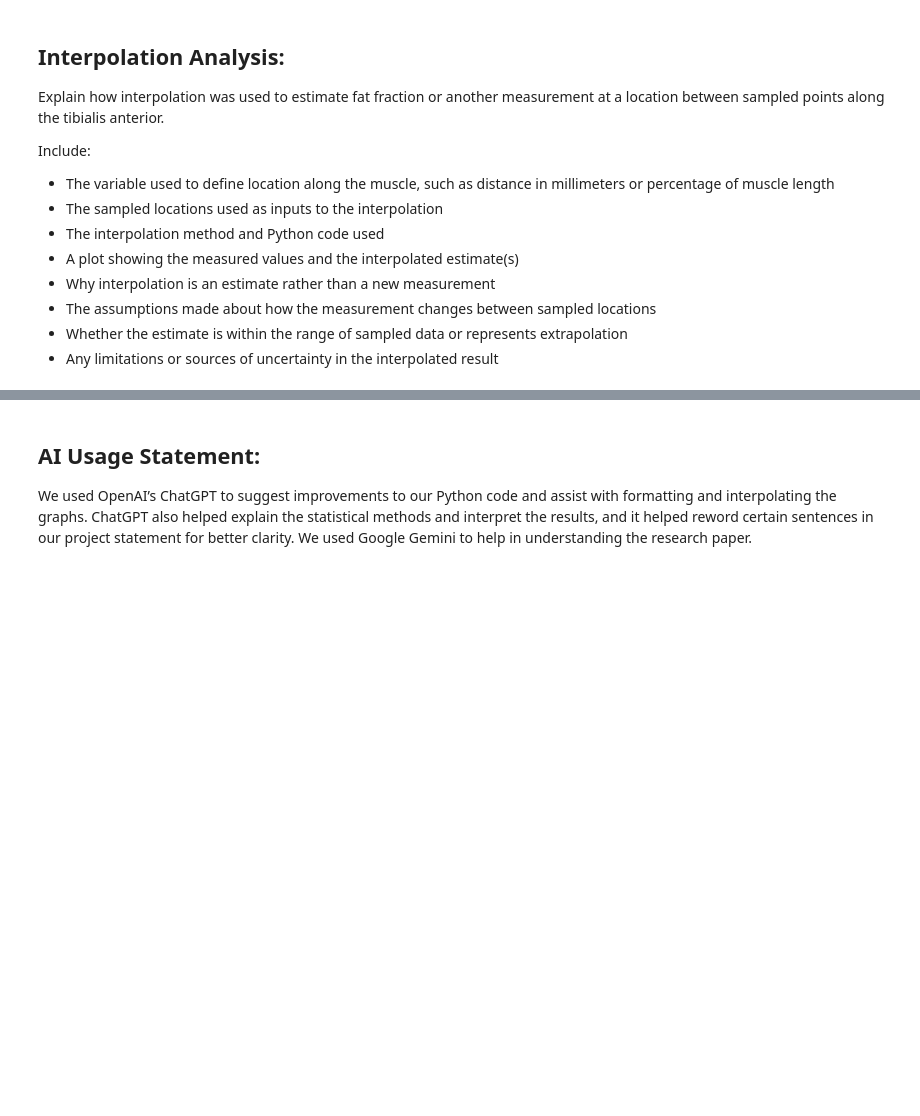
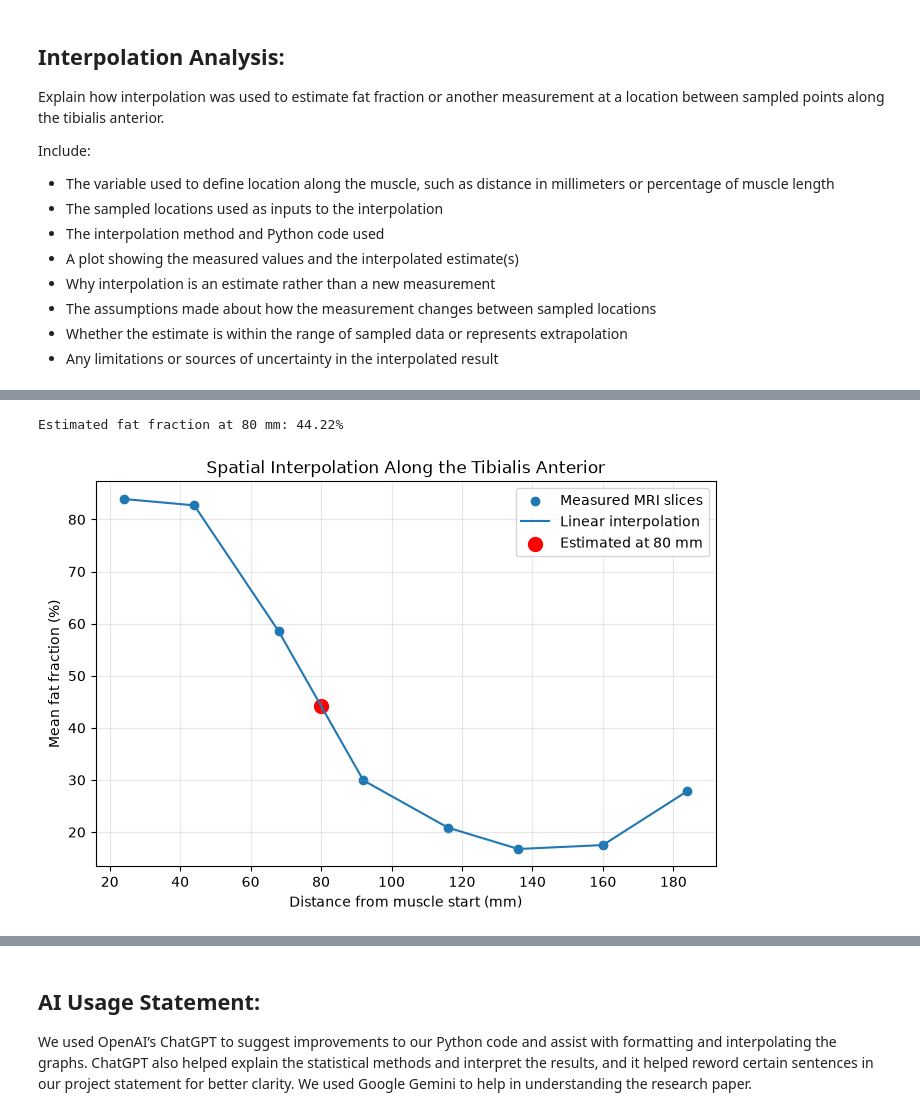
Before and after one commit to BigPanda0226/BME2315_Module2, a Jupyter notebook: FSHD_Module2_Project_Template.ipynb, the cells around one changed output, grey strips where cells are left out. Cells and saved outputs as stored; diff of their text form; code cells hidden in the pictures; blank space fills up the shorter version.

```diff
--- a/FSHD_Module2_Project_Template.ipynb
+++ b/FSHD_Module2_Project_Template.ipynb
@@ -721,3 +710,43 @@ Average absolute FF change at T2: 2.0045858870239934
+# %%
+import pandas as pd
+import numpy as np
+import matplotlib.pyplot as plt
+from scipy.interpolate import interp1d
+
+# Load fat fraction measurements from the 8 MRI slices
+spatial_df = pd.read_csv("TA_fat_fraction_summary.csv")
+
+# Get positions and fat fraction measurements
+positions = spatial_df['distance_from_muscle_start_mm'].to_numpy()
+ff_values = spatial_df['mean_fat_fraction_percent'].to_numpy()
+
+# Create linear interpolation
+f_linear = interp1d(positions, ff_values, kind='linear')
+
+# Estimate fat fraction at an unmeasured location
+target = 80
+estimate = float(f_linear(target))
+
+print(f"Estimated fat fraction at {target} mm: {estimate:.2f}%")
+
+# Plot measured and interpolated values
+x_curve = np.linspace(positions.min(), positions.max(), 200)
+
+plt.figure(figsize=(8, 5))
+plt.scatter(positions, ff_values, label='Measured MRI slices')
+plt.plot(x_curve, f_linear(x_curve), label='Linear interpolation')
+plt.scatter(target, estimate, color='red', s=100,
+            label=f'Estimated at {target} mm')
+
+plt.xlabel('Distance from muscle start (mm)')
+plt.ylabel('Mean fat fraction (%)')
+plt.title('Spatial Interpolation Along the Tibialis Anterior')
+plt.legend()
+plt.grid(alpha=0.3)
+plt.show()
+# %% [output]
+Estimated fat fraction at 80 mm: 44.22%
+[figure, added]
 # %% [markdown]
 ## Conclusions:
 
```
Also changed, not shown: parts of 16 cells of this notebook.
